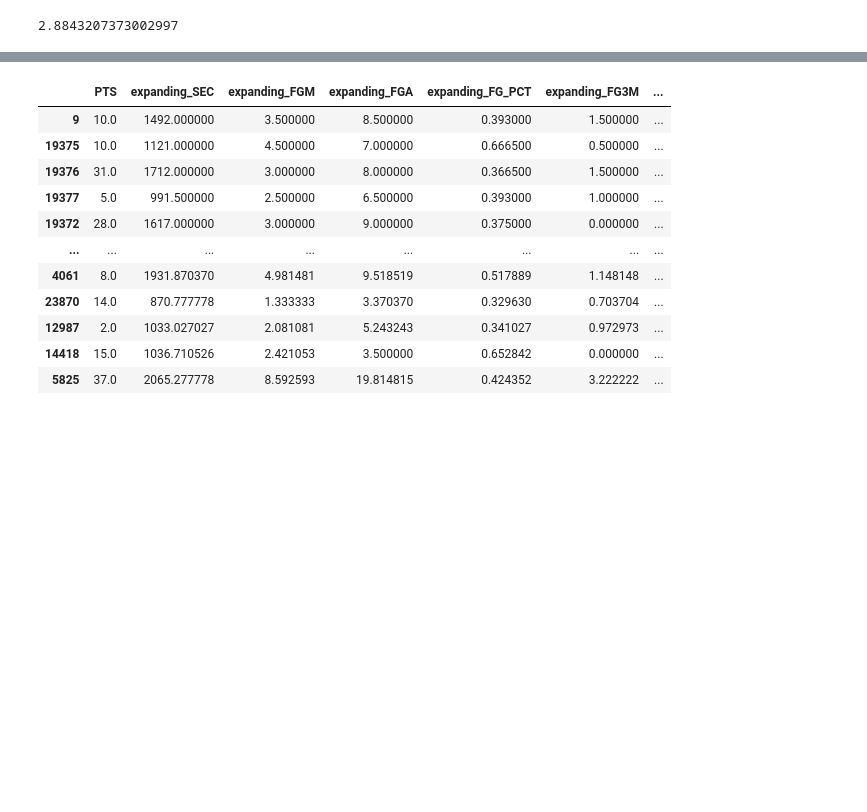
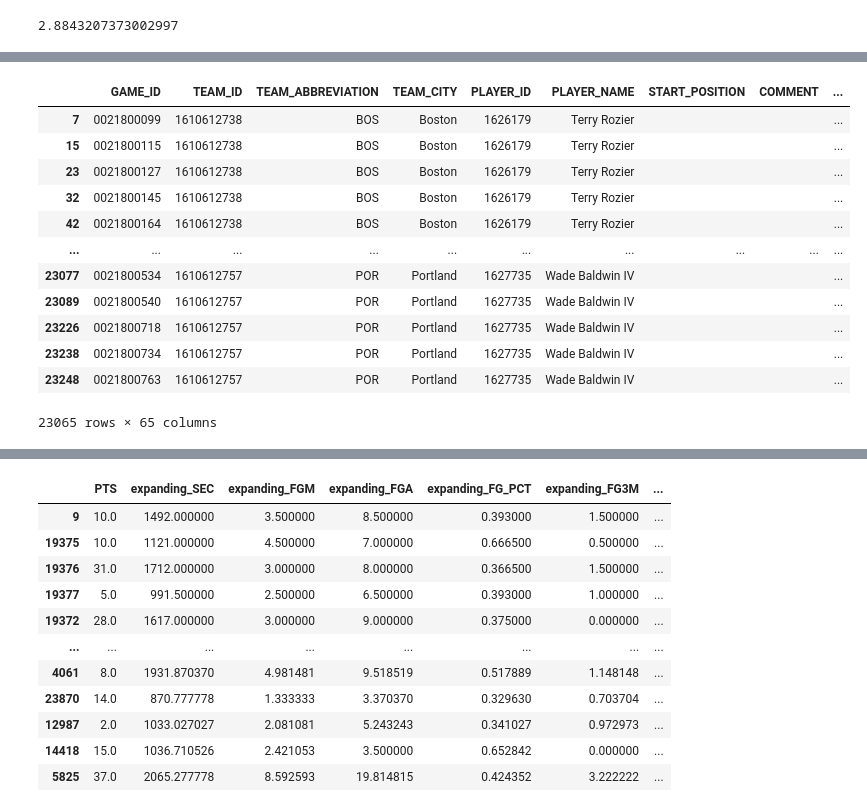
Before and after one commit to jcohen312/nba_points, a Jupyter notebook: Linear Regression.ipynb, the cells around one changed output, grey strips where cells are left out. Saved outputs shown, nothing was run; the diff lists cells and outputs as text; code cells hidden in the pictures; blank space fills up the shorter version.

```diff
--- a/Linear Regression.ipynb
+++ b/Linear Regression.ipynb
@@ -725,0 +935,16 @@ def reg_trees_pipe
+# %%
+combined5
+# %% [output]
+|  | GAME_ID | TEAM_ID | TEAM_ABBREVIATION | TEAM_CITY | PLAYER_ID | PLAYER_NAME | START_POSITION | COMMENT | ... |
+| 7 | 0021800099 | 1610612738 | BOS | Boston | 1626179 | Terry Rozier |  |  | ... |
+| 15 | 0021800115 | 1610612738 | BOS | Boston | 1626179 | Terry Rozier |  |  | ... |
+| 23 | 0021800127 | 1610612738 | BOS | Boston | 1626179 | Terry Rozier |  |  | ... |
+| 32 | 0021800145 | 1610612738 | BOS | Boston | 1626179 | Terry Rozier |  |  | ... |
+| 42 | 0021800164 | 1610612738 | BOS | Boston | 1626179 | Terry Rozier |  |  | ... |
+| ... | ... | ... | ... | ... | ... | ... | ... | ... | ... |
+| 23077 | 0021800534 | 1610612757 | POR | Portland | 1627735 | Wade Baldwin IV |  |  | ... |
+| 23089 | 0021800540 | 1610612757 | POR | Portland | 1627735 | Wade Baldwin IV |  |  | ... |
+| 23226 | 0021800718 | 1610612757 | POR | Portland | 1627735 | Wade Baldwin IV |  |  | ... |
+| 23238 | 0021800734 | 1610612757 | POR | Portland | 1627735 | Wade Baldwin IV |  |  | ... |
+| 23248 | 0021800763 | 1610612757 | POR | Portland | 1627735 | Wade Baldwin IV |  |  | ... |
+23065 rows × 65 columns
```
Also changed, not shown: parts of 39 cells of this notebook.
